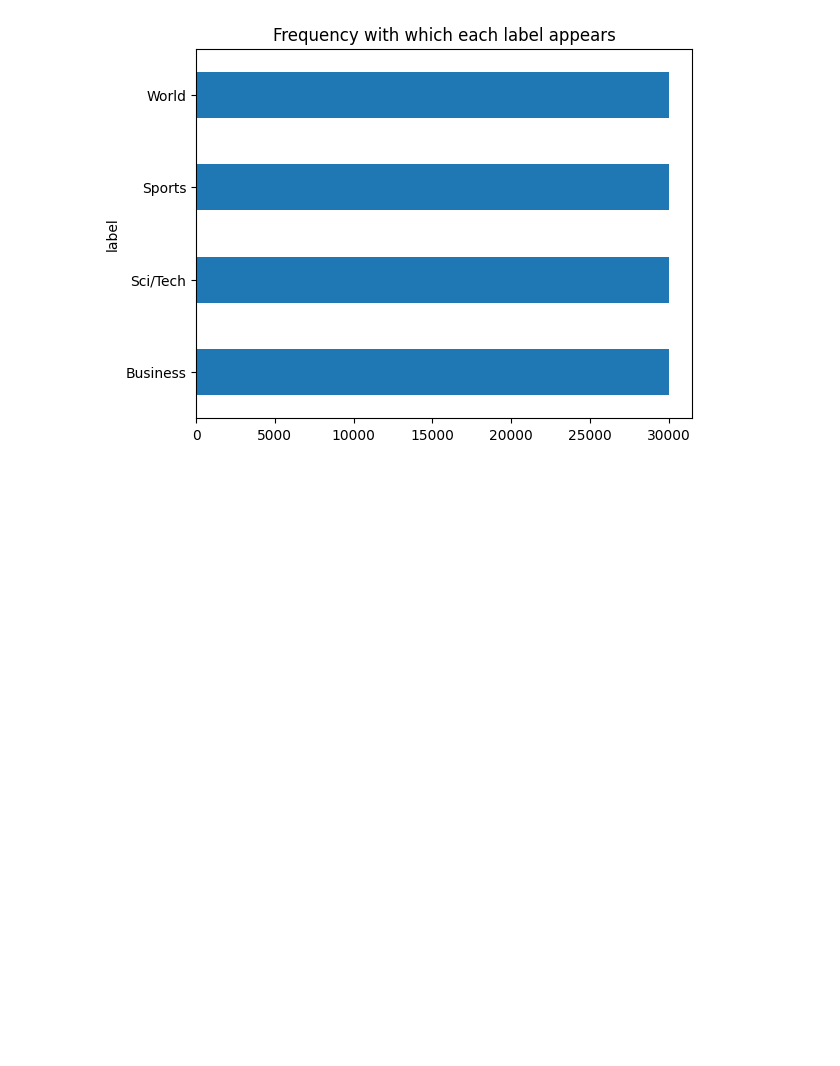
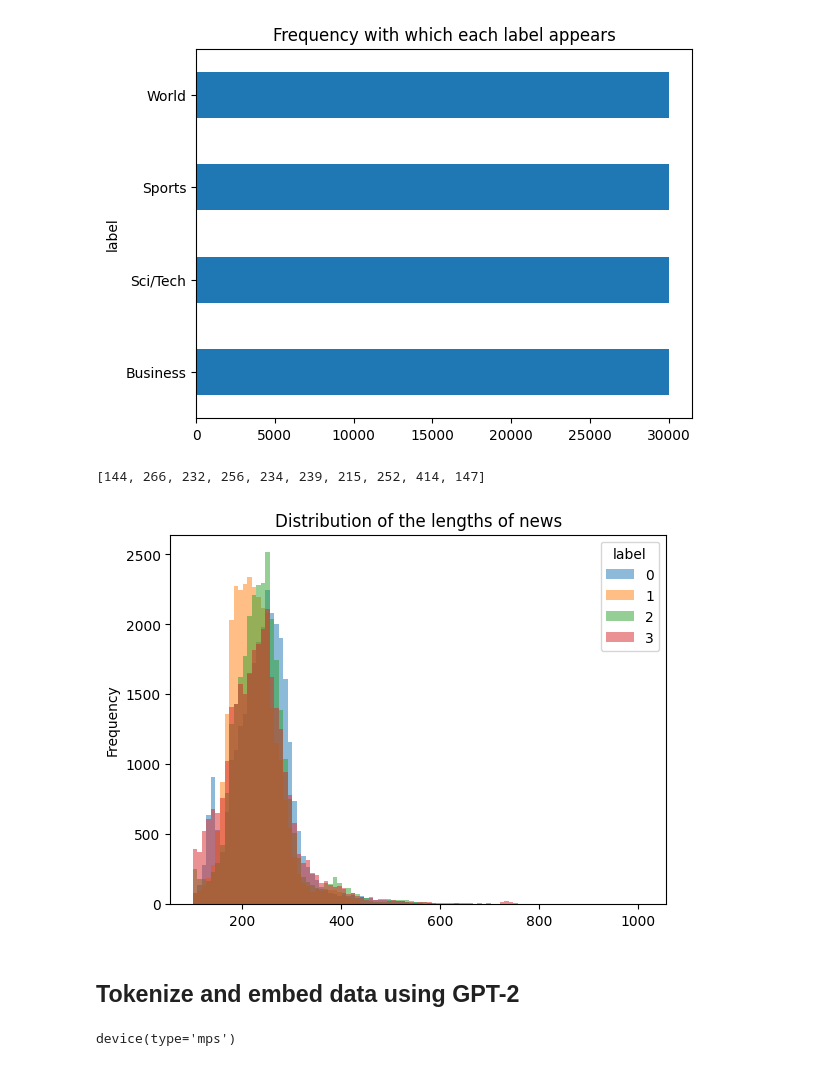
Before and after one commit to adaschevici/qdrant-protos, a Jupyter notebook: qdrant_and_text_data.ipynb, the cells around one changed output. Saved outputs shown, nothing was run; the diff lists cells and outputs as text; code cells hidden in the pictures; blank space fills up the shorter version.

Commit message:
Add tokenization and gpt2 model for embeddings

```diff
--- a/qdrant_and_text_data.ipynb
+++ b/qdrant_and_text_data.ipynb
@@ -52,3 +52,23 @@ id2label = {str(i): label for i, label in enumerate(dataset.features["label"].na
 );
 # %% [output]
 [figure]
+# %%
+def get_length_of_text(example):
+    example['length_of_text'] = len(example['text'])
+    return example
+
+dataset = dataset.map(get_length_of_text)
+dataset[:10]['length_of_text']
+# %% [output]
+[144, 266, 232, 256, 234, 239, 215, 252, 414, 147]
+# %%
+(
+    dataset.select_columns(["label", "length_of_text"])
+        .to_pandas()
+        .pivot(columns='label', values='length_of_text')
+        .plot.hist(bins=100, alpha=0.5, title="Distribution of the lengths of news")
+);
+# %% [output]
+[figure, added]
+# %% [markdown]
+## Tokenize and embed data using GPT-2
@@ -54,0 +78,16 @@ id2label = {str(i): label for i, label in enumerate(dataset.features["label"].na
+# %%
+# Check that MPS is available
+if not torch.backends.mps.is_available():
+    if not torch.backends.mps.is_built():
+        print("MPS not available because the current PyTorch install was not "
+              "built with MPS enabled.")
+    else:
+        print("MPS not available because the current MacOS version is not 12.3+ "
+              "and/or you do not have an MPS-enabled device on this machine.")
+
+else:
+    mps_device = torch.device("mps")
+
+mps_device
+# %% [output]
+device(type='mps')
```
Also changed, not shown: parts of 7 cells of this notebook.
